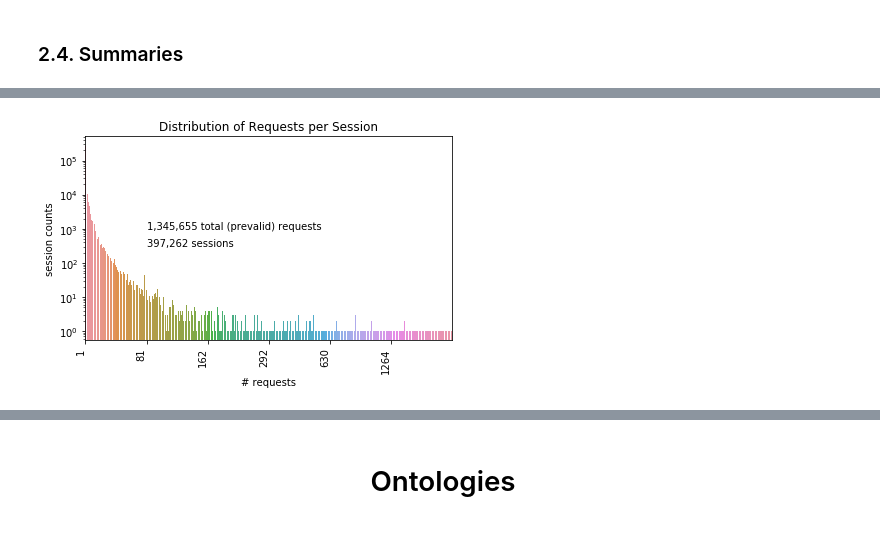
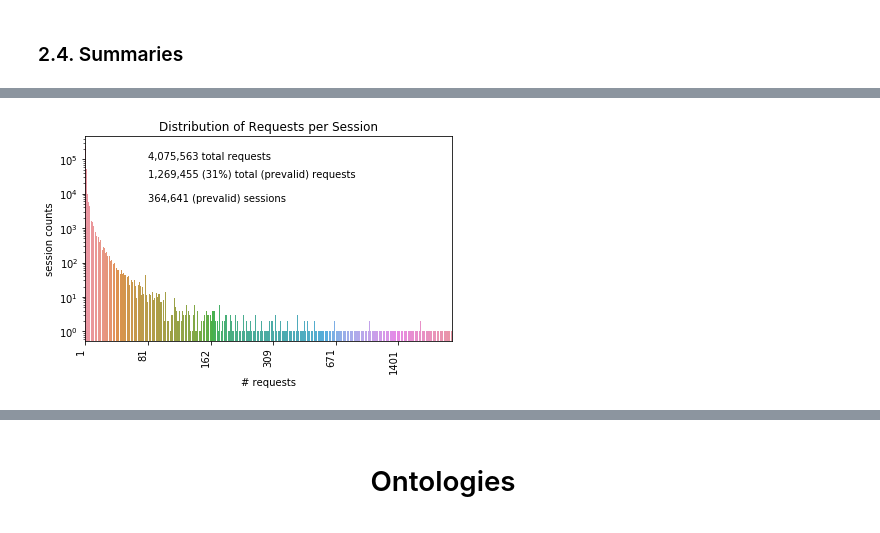
Before and after one commit to gesiscss/HopRank, a Jupyter notebook: BioPortal.ipynb, the cells around one changed output, grey strips where cells are left out. Saved outputs shown, nothing was run; the diff lists cells and outputs as text; code cells hidden in the pictures.

```diff
--- a/BioPortal.ipynb
+++ b/BioPortal.ipynb
@@ -230,23 +230,24 @@ del(cap)
 # %%
 nrequestspersession = pd.DataFrame({'nrequests':valid_clickstreams.groupby(['_sessionid']).size().values})
 ax = sns.countplot(x='nrequests',data=nrequestspersession)
 ax.set_yscale('log')
 step=80
 xt = ax.get_xticks()[::step]
 xl = [t.get_text() for t in ax.get_xticklabels()[::step]]
 _ = ax.set_xticks(xt)
 _ = ax.set_xticklabels(xl, rotation=90, ha='right')
 ax.set_title('Distribution of Requests per Session')
 try:
-    ax.text(xt[1], 1000, '{:,} total (prevalid) requests'.format(len(valid_clickstreams)))
-    ax.text(xt[1], 300, '{:,} sessions'.format(valid_clickstreams._sessionid.nunique()))
+    ax.text(xt[1], 100000, '{:,} total requests'.format(len(clickstreams)))
+    ax.text(xt[1], 30000, '{:,} ({}%) total (prevalid) requests'.format(len(valid_clickstreams), round(len(valid_clickstreams)*100/len(clickstreams))))
+    ax.text(xt[1], 6000, '{:,} (prevalid) sessions'.format(valid_clickstreams._sessionid.nunique()))
 except:
     pass
 _ = ax.set_ylabel('session counts')
 _ = ax.set_xlabel('# requests')
 plt.tight_layout()
 # %% [output]
-[figure, old version]
+[figure, new version]
 # %%
 ax = sns.countplot(x='_navitype',
                    data=valid_clickstreams,
```
Also changed, not shown: parts of 24 cells of this notebook, 2 other files.
